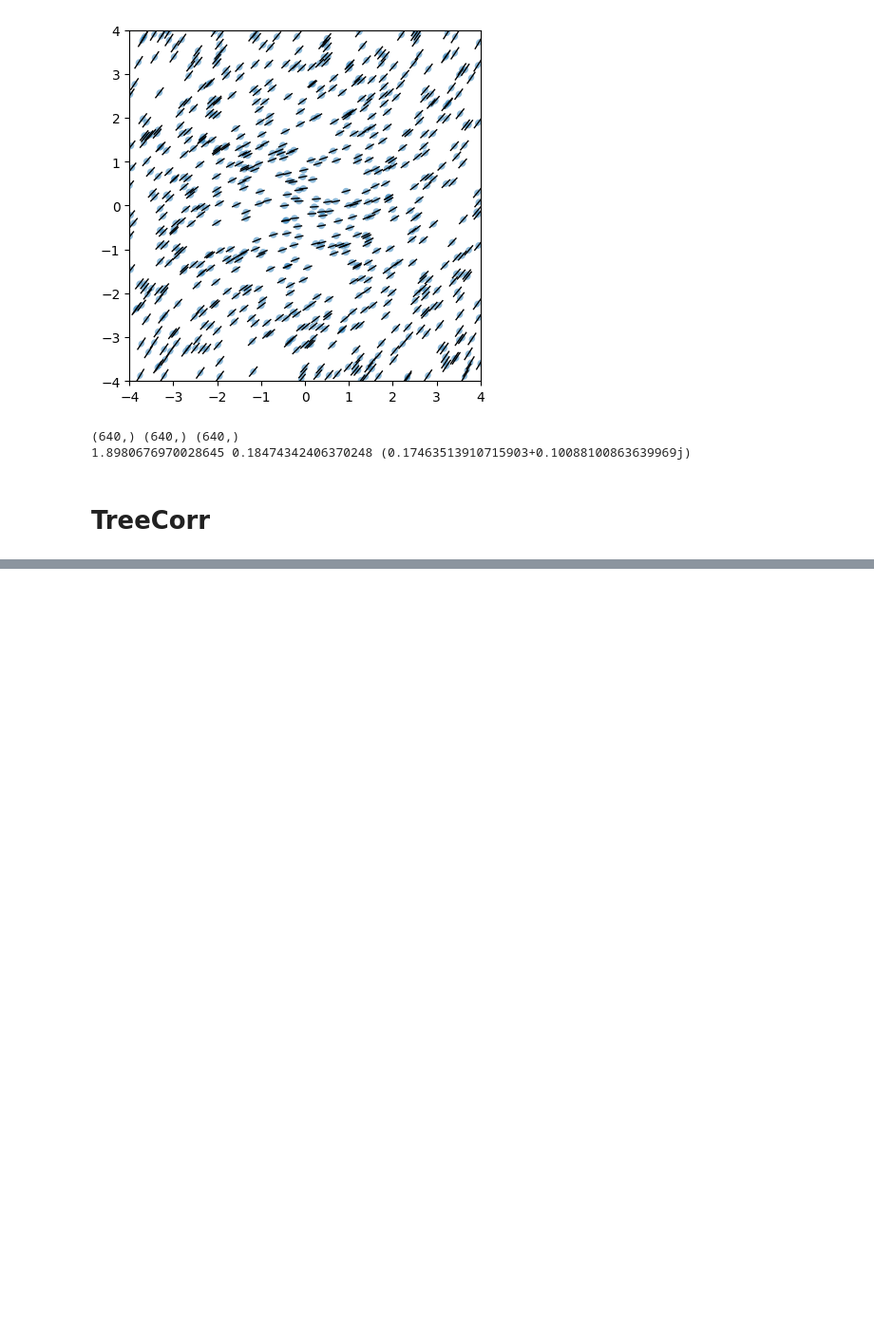
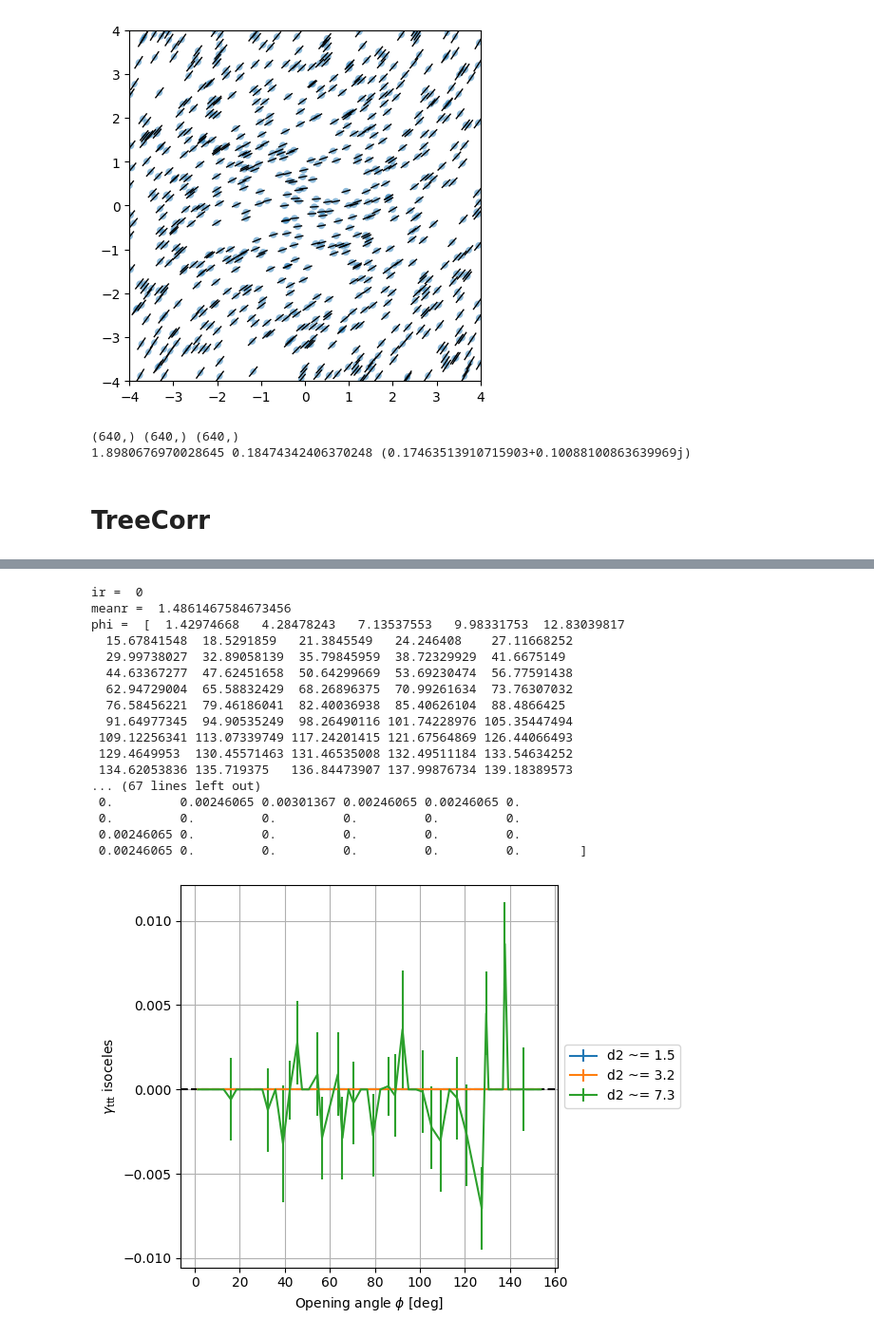
Before and after one commit to shubhagrawal30/aberrations, a Jupyter notebook: treecorr.ipynb, the cells around one changed output, grey strips where cells are left out. Shown at 95% size. Drawn from its saved outputs; the diff is of its cells as text; code cells hidden in the pictures; blank space fills up the shorter version.

Commit message:
get an out plot

```diff
--- a/treecorr.ipynb
+++ b/treecorr.ipynb
@@ -80,0 +105,20 @@ print(RAs[0], Decs[0], gammas[0])
+# %%
+print("narrow")
+ggg1 = treecorr.GGGCorrelation(narrow)
+ggg1.process(cats, comm=comm)
+ggg1.write(out_dir + 'narrow.hdf', write_patch_results=True)
+
+print("wide")
+ggg2 = treecorr.GGGCorrelation(wide)
+ggg2.process(cats, comm=comm)
+ggg2.write(out_dir + 'wide.hdf', write_patch_results=True)
+
+print("wider")
+ggg3 = treecorr.GGGCorrelation(wider)
+ggg3.process(cats, comm=comm)
+ggg3.write(out_dir + 'wider.hdf', write_patch_results=True)
+
+print("widest")
+ggg4 = treecorr.GGGCorrelation(widest)
+ggg4.process(cats, comm=comm)
+ggg4.write(out_dir + 'widest.hdf', write_patch_results=True)
@@ -80,0 +228,49 @@ print(RAs[0], Decs[0], gammas[0])
+# %%
+phi = np.concatenate(all_phi, axis=1)
+g_ttt = np.concatenate(all_g_ttt, axis=1)
+sig_ttt = np.concatenate(all_sig_ttt, axis=1)
+meanr = np.concatenate(all_meanr, axis=0)
+
+fig, ax = plt.subplots()
+
+lines = []
+for ir in range(nr):
+    print('ir = ',ir)
+    print('meanr = ',meanr[ir])
+    print('phi = ',phi[ir])
+    print('g = ',g_ttt[ir])
+    print('sig = ',sig_ttt[ir])
+    print()
+
+    line = ax.errorbar(phi[ir], g_ttt[ir], sig_ttt[ir])
+    lines.append((line, 'd2 ~= %.1f'%meanr[ir]))
+
+ax.legend(*(list(zip(*lines))), loc='center left', bbox_to_anchor=(1, 0.5))
+ax.set_xlabel(r'Opening angle $\phi$ [deg]')
+ax.set_ylabel(r'$\gamma_{\rm ttt}$ isoceles')
+
+fig.set_tight_layout(True)
+ax.grid()
+ax.axhline(y=0, ls="--", color="black")
+# plt.savefig(plot_dir + '640gal_4x4deg.pdf')
+# plt.savefig(plot_dir + '640gal_4x4deg.png')
+plt.show()
+# %% [output]
+ir =  0
+meanr =  1.4861467584673456
+phi =  [  1.42974668   4.28478243   7.13537553   9.98331753  12.83039817
+  15.67841548  18.5291859   21.3845549   24.246408    27.11668252
+  29.99738027  32.89058139  35.79845959  38.72329929  41.6675149
+  44.63367277  47.62451658  50.64299669  53.69230474  56.77591438
+  62.94729004  65.58832429  68.26896375  70.99261634  73.76307032
+  76.58456221  79.46186041  82.40036938  85.40626104  88.4866425
+  91.64977345  94.90535249  98.26490116 101.74228976 105.35447494
+ 109.12256341 113.07339749 117.24201415 121.67564869 126.44066493
+ 129.4649953  130.45571463 131.46535008 132.49511184 133.54634252
+ 134.62053836 135.719375   136.84473907 137.99876734 139.18389573
+... (67 lines left out)
+ 0.         0.00246065 0.00301367 0.00246065 0.00246065 0.
+ 0.         0.         0.         0.         0.         0.
+ 0.00246065 0.         0.         0.         0.         0.
+ 0.00246065 0.         0.         0.         0.         0.        ]
+[figure, added]
```
Also changed, not shown: parts of 8 cells of this notebook.
